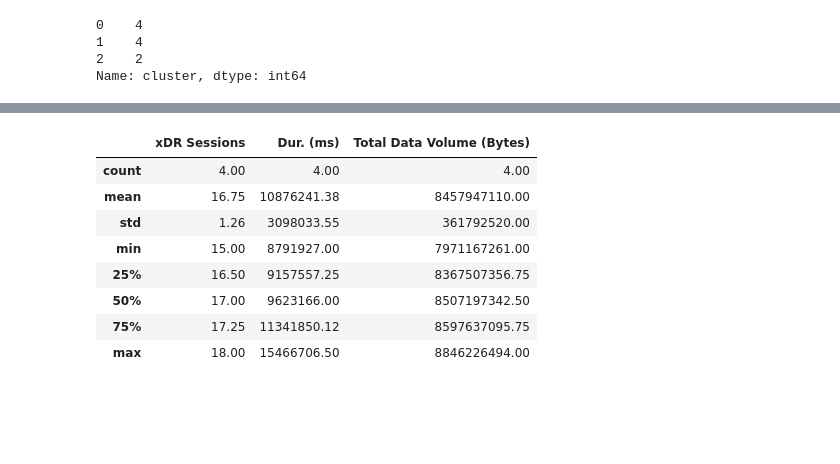
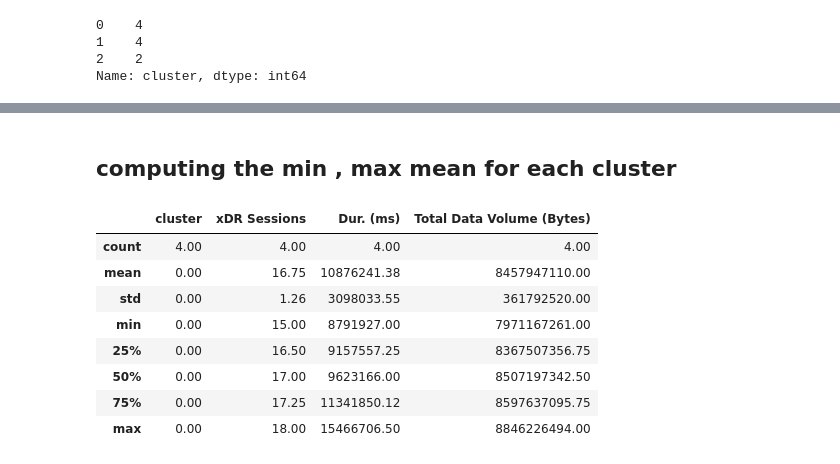
Before and after one commit to Samrawit02/Telecommunication-Data-Analysis, a Jupyter notebook: notebooks/ User Engagement analysis.ipynb, the cells around one changed output, grey strips where cells are left out. Drawn from its saved outputs; the diff is of its cells as text; code cells hidden in the pictures; blank space fills up the shorter version.

```diff
--- a/notebooks/ User Engagement analysis.ipynb
+++ b/notebooks/ User Engagement analysis.ipynb
@@ -314,13 +323,15 @@ fig.show()
+# %% [markdown]
+## computing the min , max mean for each cluster
 # %%
 cluster0 = top_engagement[top_engagement["cluster"]==0]
-cluster0[['xDR Sessions', 'Dur. (ms)', 'Total Data Volume (Bytes)']].describe()
+cluster0[['cluster','xDR Sessions', 'Dur. (ms)', 'Total Data Volume (Bytes)']].describe()
 # %% [output]
-|  | xDR Sessions | Dur. (ms) | Total Data Volume (Bytes) |
-| count | 4.00 | 4.00 | 4.00 |
-| mean | 16.75 | 10876241.38 | 8457947110.00 |
-| std | 1.26 | 3098033.55 | 361792520.00 |
-| min | 15.00 | 8791927.00 | 7971167261.00 |
-| 25% | 16.50 | 9157557.25 | 8367507356.75 |
-| 50% | 17.00 | 9623166.00 | 8507197342.50 |
-| 75% | 17.25 | 11341850.12 | 8597637095.75 |
-| max | 18.00 | 15466706.50 | 8846226494.00 |
+|  | cluster | xDR Sessions | Dur. (ms) | Total Data Volume (Bytes) |
+| count | 4.00 | 4.00 | 4.00 | 4.00 |
+| mean | 0.00 | 16.75 | 10876241.38 | 8457947110.00 |
+| std | 0.00 | 1.26 | 3098033.55 | 361792520.00 |
+| min | 0.00 | 15.00 | 8791927.00 | 7971167261.00 |
+| 25% | 0.00 | 16.50 | 9157557.25 | 8367507356.75 |
+| 50% | 0.00 | 17.00 | 9623166.00 | 8507197342.50 |
+| 75% | 0.00 | 17.25 | 11341850.12 | 8597637095.75 |
+| max | 0.00 | 18.00 | 15466706.50 | 8846226494.00 |
```
Also changed, not shown: parts of 3 cells of this notebook.
